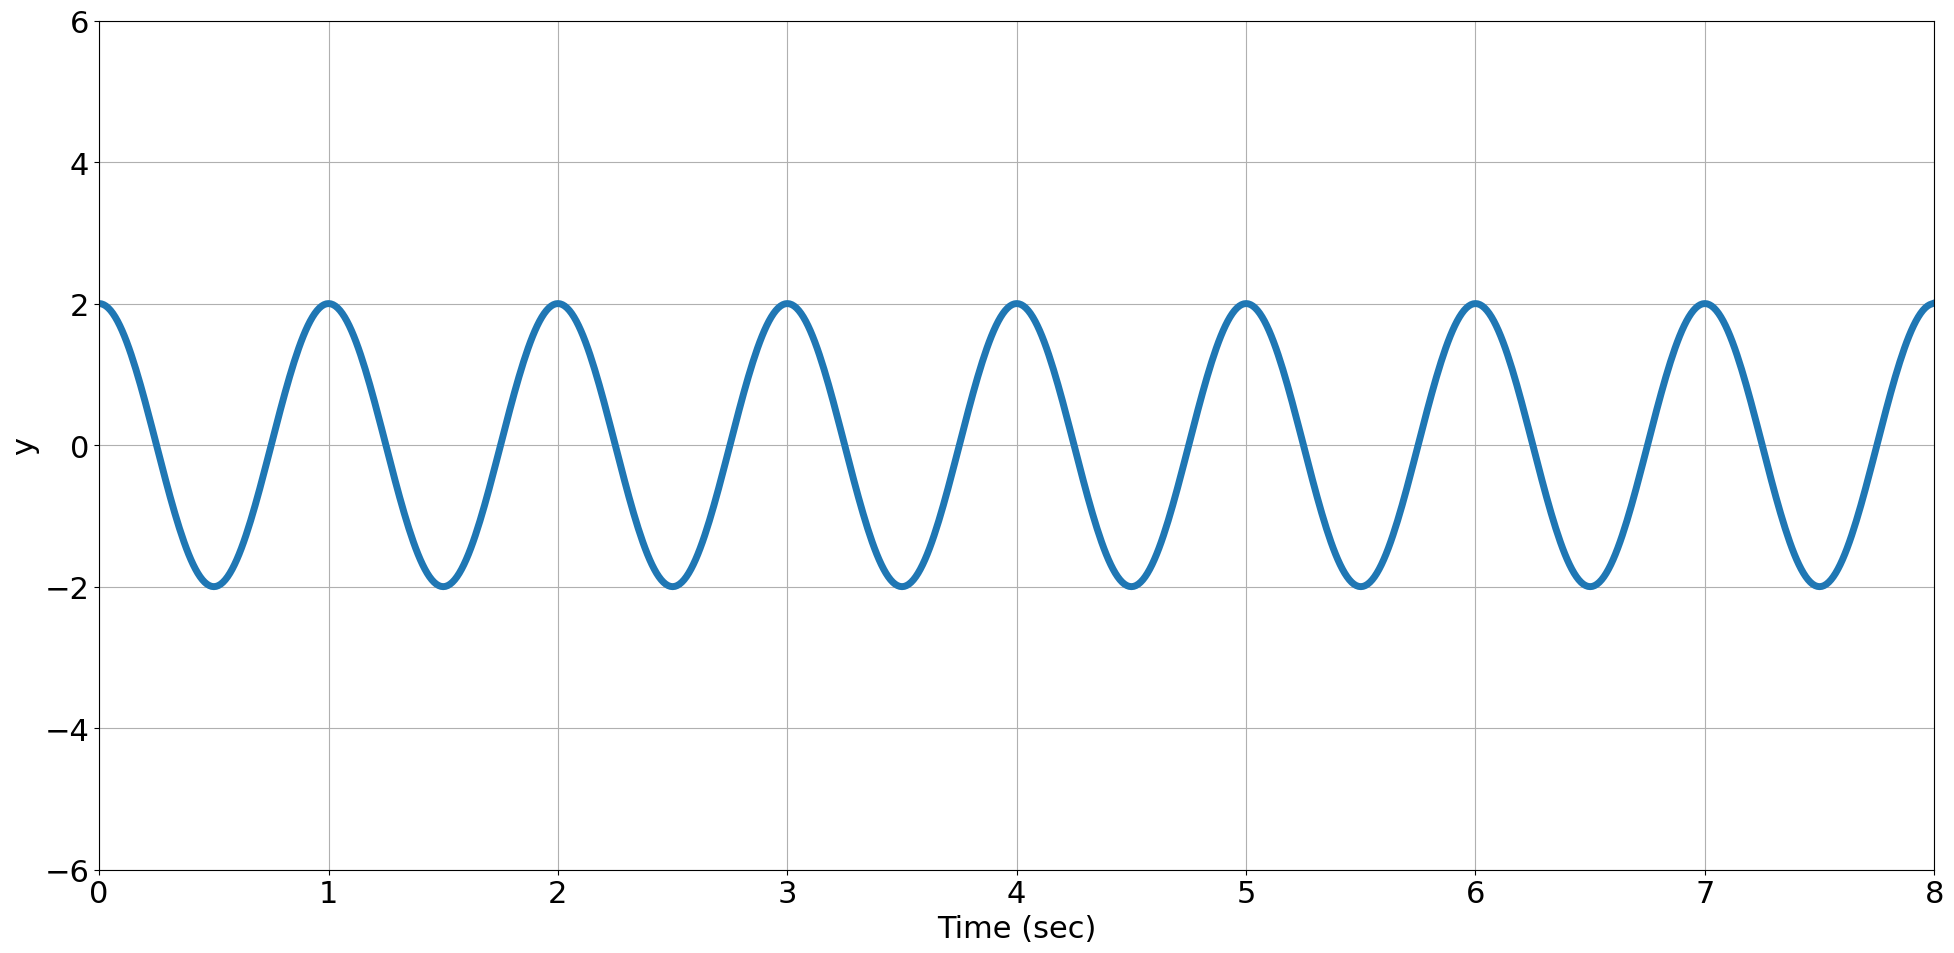
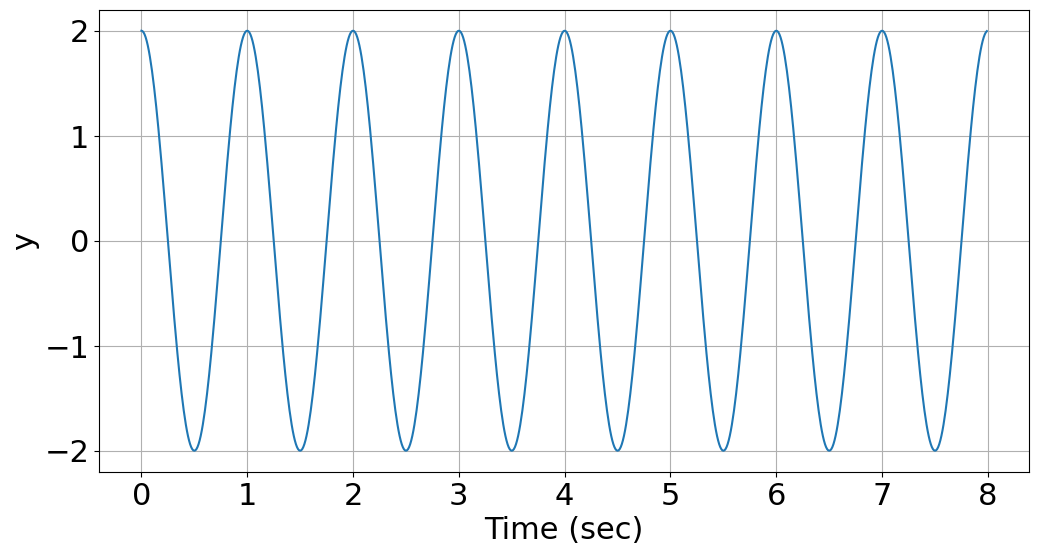
Code edit (unified diff) that turned the first committed figure into the second:
--- before
+++ after
@@ -4,2 +4,13 @@
 
 #Write Code Here
+a=2
+f=1
+
+y=a*np.cos(2*np.pi*f*t)
+plt.figure(figsize=(12,6))
+plt.plot(t, y)
+
+plt.xlabel('Time (sec)')
+plt.ylabel('y')
+plt.grid(True)
+plt.show()

Commit: Created using Colab